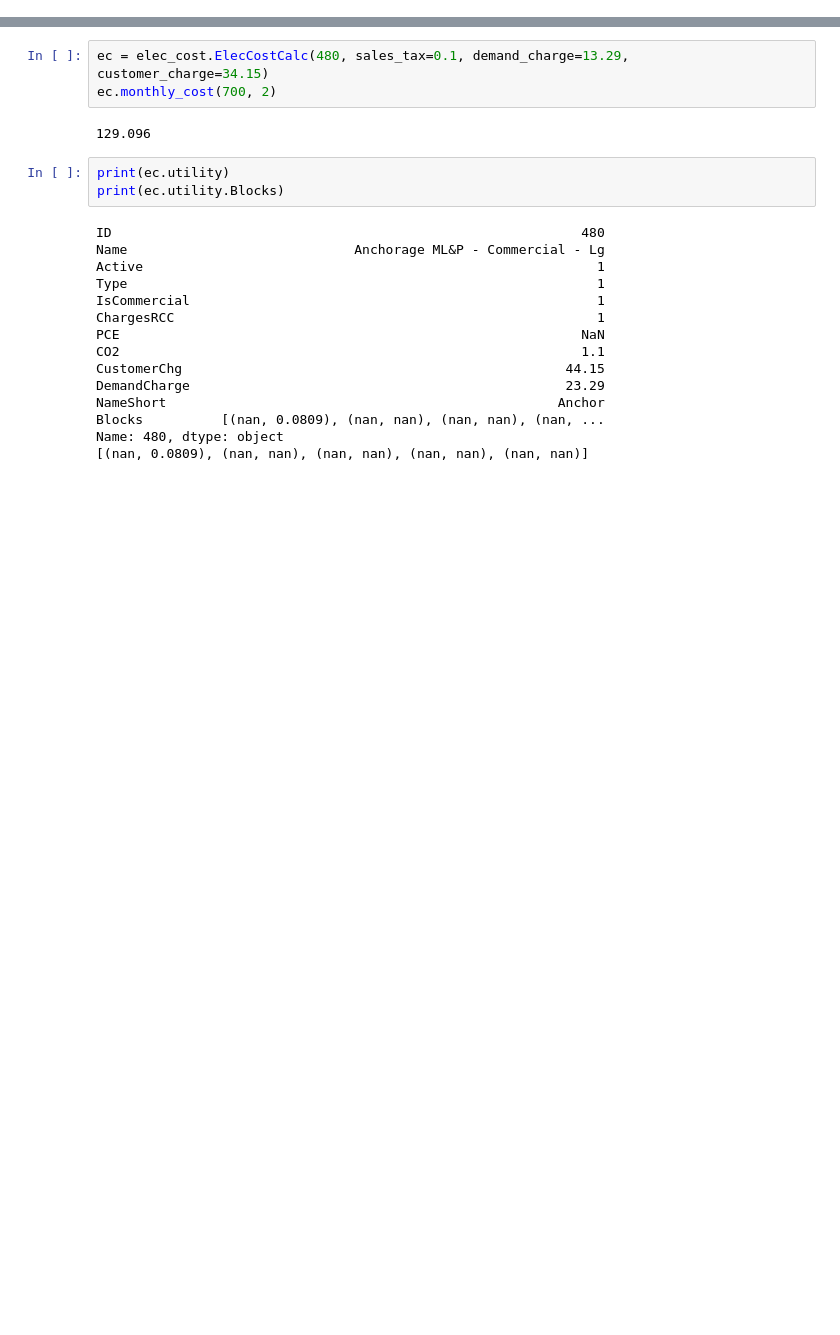
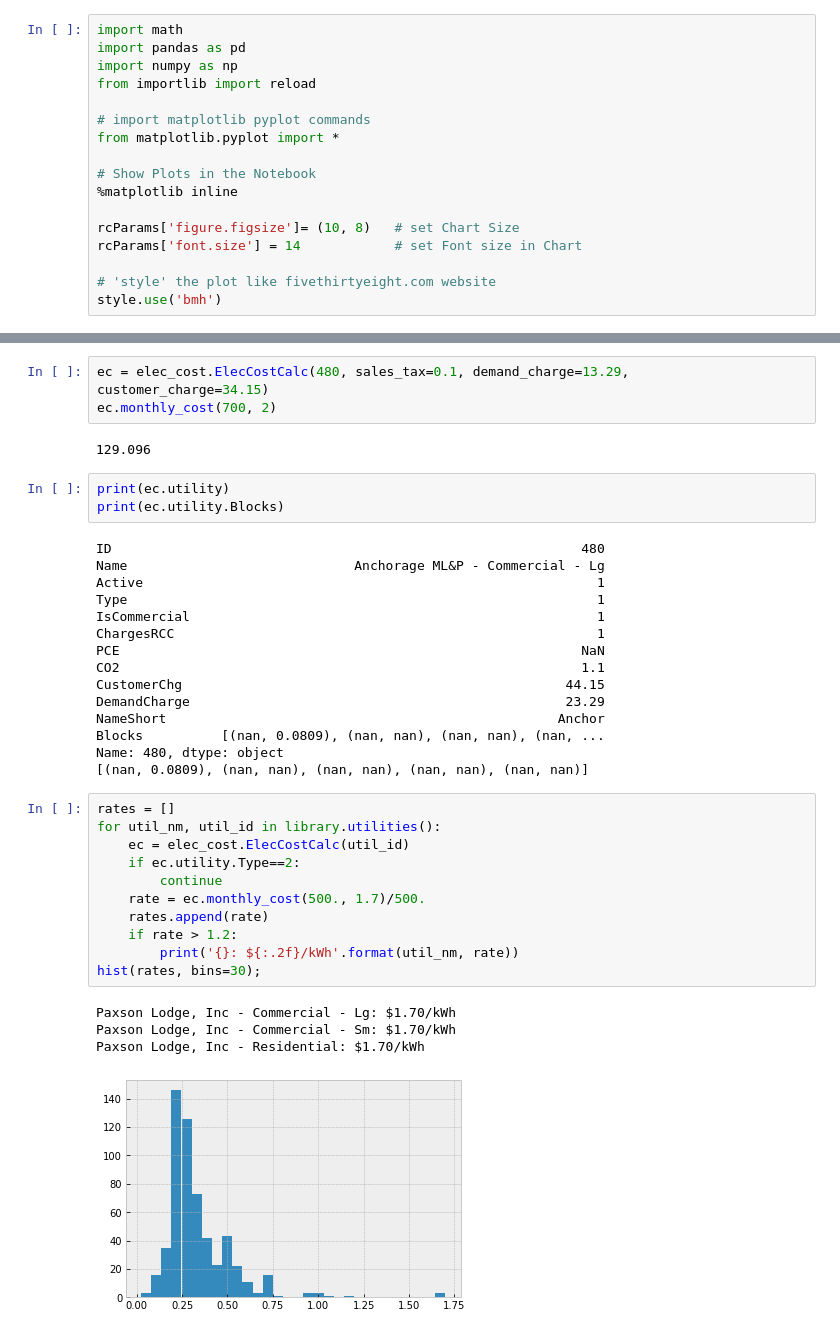
Before and after one commit to alanmitchell/heat-pump-calc, a Jupyter notebook: library_test.ipynb, the cells around one changed output, grey strips where cells are left out. Drawn from its saved outputs; the diff is of its cells as text; blank space fills up the shorter version.

```diff
--- a/library_test.ipynb
+++ b/library_test.ipynb
@@ -8,3 +3,20 @@ from importlib import reload
+# %%
+import math
+import pandas as pd
+import numpy as np
+from importlib import reload
+
+# import matplotlib pyplot commands
+from matplotlib.pyplot import *
+
+# Show Plots in the Notebook
+%matplotlib inline
+
+rcParams['figure.figsize']= (10, 8)   # set Chart Size
+rcParams['font.size'] = 14            # set Font size in Chart
+
+# 'style' the plot like fivethirtyeight.com website
+style.use('bmh')
 # %%
 import library
 # %%
@@ -193,3 +205,19 @@ NameShort                                                  Anchor
 Blocks          [(nan, 0.0809), (nan, nan), (nan, nan), (nan, ...
 Name: 480, dtype: object
 [(nan, 0.0809), (nan, nan), (nan, nan), (nan, nan), (nan, nan)]
+# %%
+rates = []
+for util_nm, util_id in library.utilities():
+    ec = elec_cost.ElecCostCalc(util_id)
+    if ec.utility.Type==2:
+        continue
+    rate = ec.monthly_cost(500., 1.7)/500.
+    rates.append(rate)
+    if rate > 1.2:
+        print('{}: ${:.2f}/kWh'.format(util_nm, rate))
+hist(rates, bins=30);
+# %% [output]
+Paxson Lodge, Inc - Commercial - Lg: $1.70/kWh
+Paxson Lodge, Inc - Commercial - Sm: $1.70/kWh
+Paxson Lodge, Inc - Residential: $1.70/kWh
+[figure, added]
```
Also changed, not shown: parts of 4 cells of this notebook, 1 other file.
